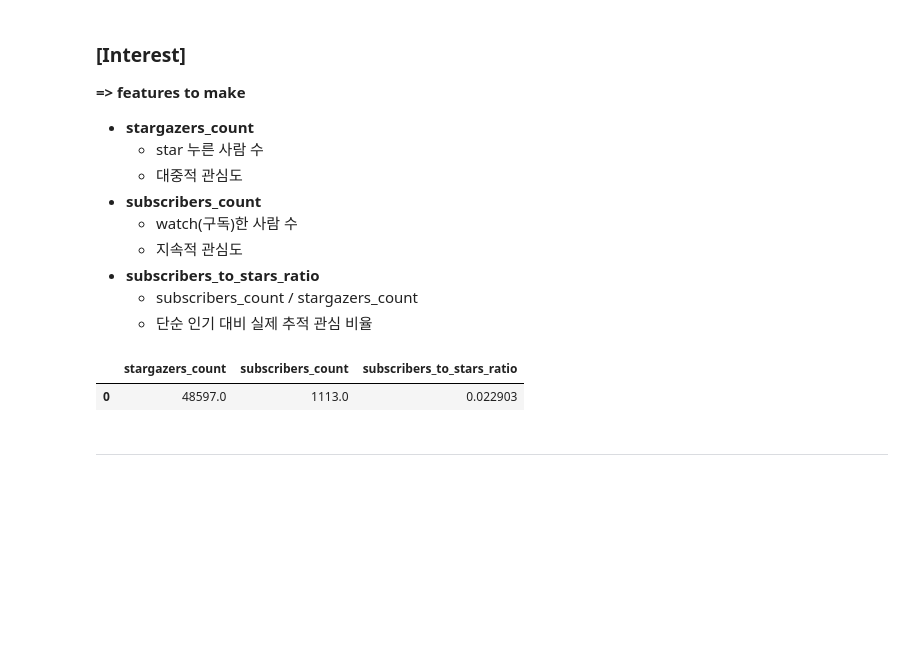
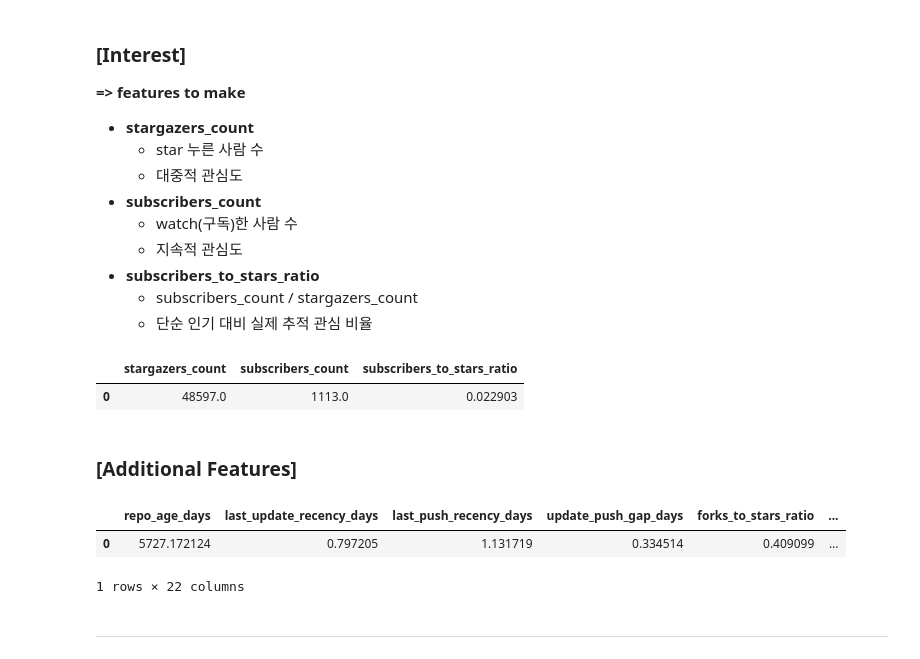
Before and after one commit to OpenSource-2026/oss-health-data, a Jupyter notebook: notebooks/data-extraction.ipynb, the cells around one changed output. Cells and saved outputs as stored; diff of their text form; code cells hidden in the pictures; blank space fills up the shorter version.

Commit message:
feat: add Additional features

```diff
--- a/notebooks/data-extraction.ipynb
+++ b/notebooks/data-extraction.ipynb
@@ -1717,3 +1717,5 @@ Interest_features
 # %% [output]
 |  | stargazers_count | subscribers_count | subscribers_to_stars_ratio |
 | 0 | 48597.0 | 1113.0 | 0.022903 |
+# %% [markdown]
+### **[Additional Features]**
@@ -1720,2 +1975,10 @@ Interest_features
+# %%
+additional_features = make_additional_features(df2)
+additional_features.to_csv("sample/additional_features.csv", index=False)
+additional_features
+# %% [output]
+|  | repo_age_days | last_update_recency_days | last_push_recency_days | update_push_gap_days | forks_to_stars_ratio | ... |
+| 0 | 5727.172124 | 0.797205 | 1.131719 | 0.334514 | 0.409099 | ... |
+1 rows × 22 columns
 # %% [markdown]
 ---
```
Also changed, not shown: parts of 1 cell of this notebook.
